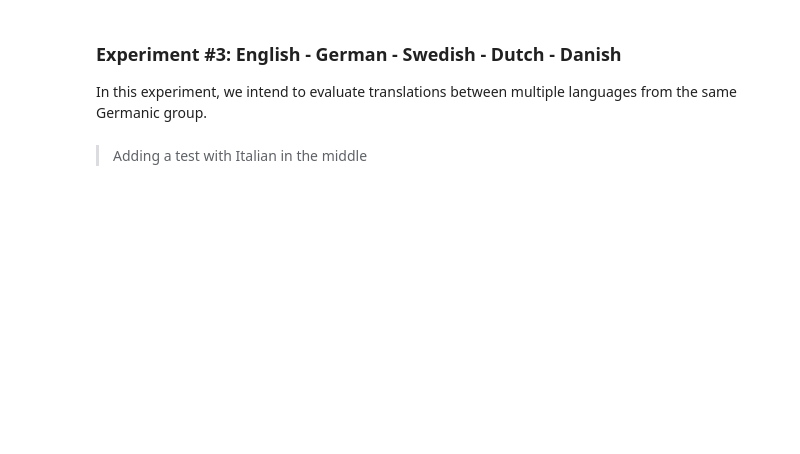
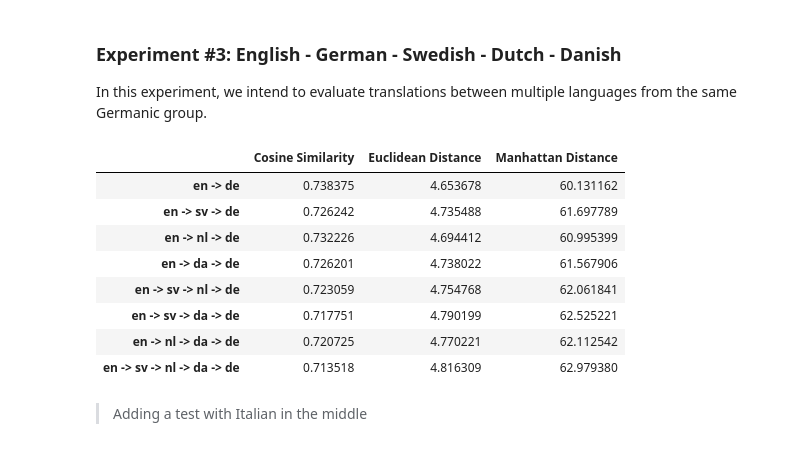
Before and after one commit to AlexSantoss/WordEmbedding-Translator, a Jupyter notebook: Translator.ipynb, the cells around one changed output. Cells and saved outputs as stored; diff of their text form; code cells hidden in the pictures; blank space fills up the shorter version.

```diff
--- a/Translator.ipynb
+++ b/Translator.ipynb
@@ -410,6 +694,17 @@ exp2
 In this experiment, we intend to evaluate translations between multiple languages from the same Germanic group.
 # %%
 df = avaliate_possible_paths(['en', 'sv', 'nl', 'da', 'de'])
+df
+# %% [output]
+|  | Cosine Similarity | Euclidean Distance | Manhattan Distance |
+| en -> de | 0.738375 | 4.653678 | 60.131162 |
+| en -> sv -> de | 0.726242 | 4.735488 | 61.697789 |
+| en -> nl -> de | 0.732226 | 4.694412 | 60.995399 |
+| en -> da -> de | 0.726201 | 4.738022 | 61.567906 |
+| en -> sv -> nl -> de | 0.723059 | 4.754768 | 62.061841 |
+| en -> sv -> da -> de | 0.717751 | 4.790199 | 62.525221 |
+| en -> nl -> da -> de | 0.720725 | 4.770221 | 62.112542 |
+| en -> sv -> nl -> da -> de | 0.713518 | 4.816309 | 62.979380 |
 # %% [markdown]
 > Adding a test with Italian in the middle
 # %%
```
Also changed, not shown: parts of 23 cells of this notebook.
